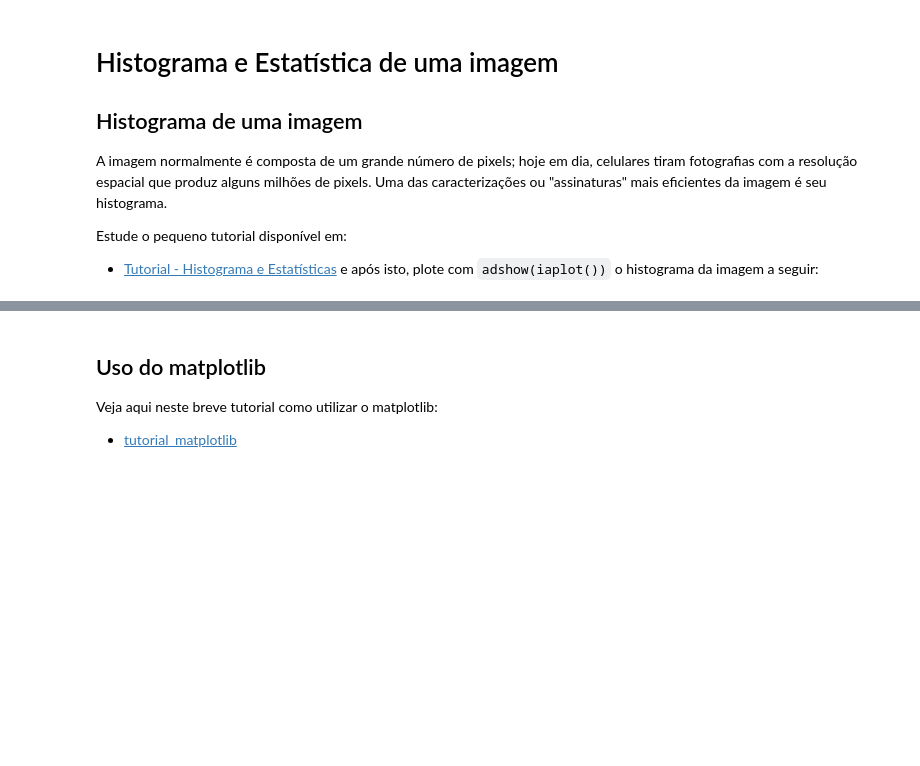
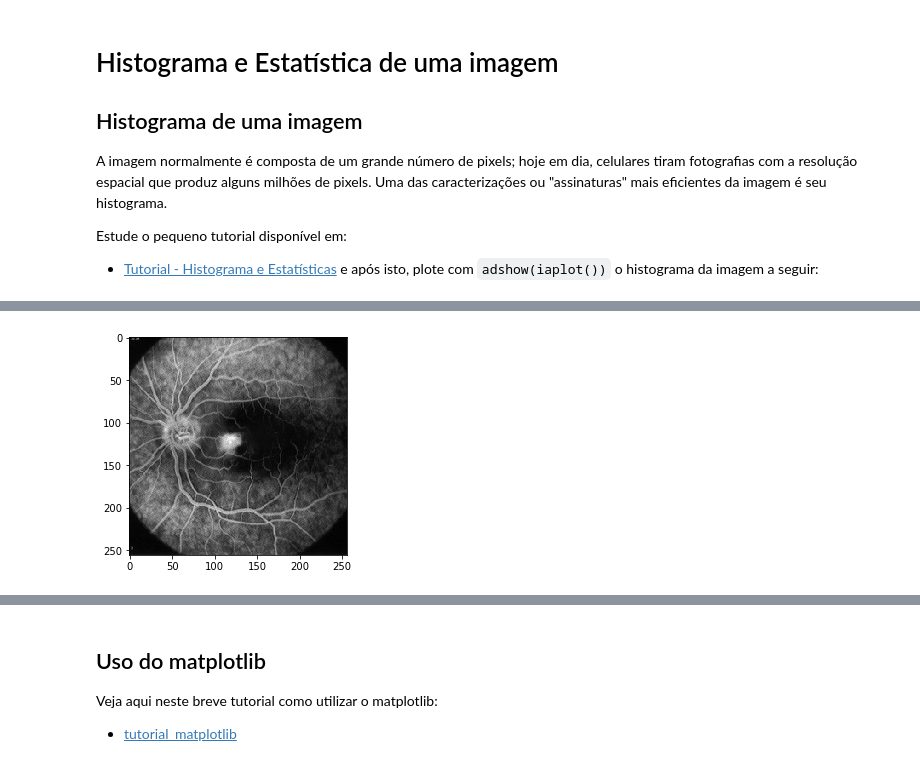
Before and after one commit to robertoalotufo/ia898, a Jupyter notebook: deliver/Atividade_2_3.ipynb, the cells around one changed output, grey strips where cells are left out. Saved outputs shown, nothing was run; the diff lists cells and outputs as text; code cells hidden in the pictures; blank space fills up the shorter version.

```diff
--- a/deliver/Atividade_2_3.ipynb
+++ b/deliver/Atividade_2_3.ipynb
@@ -27 +37,6 @@ plt.imshow(f,cmap='gray');
+# %%
+f = mpimg.imread('../data/retina.tif')
+plt.imshow(f,cmap='gray');
+# %% [output]
+[figure, added]
 # %%
```
Also changed, not shown: parts of 10 cells of this notebook.
